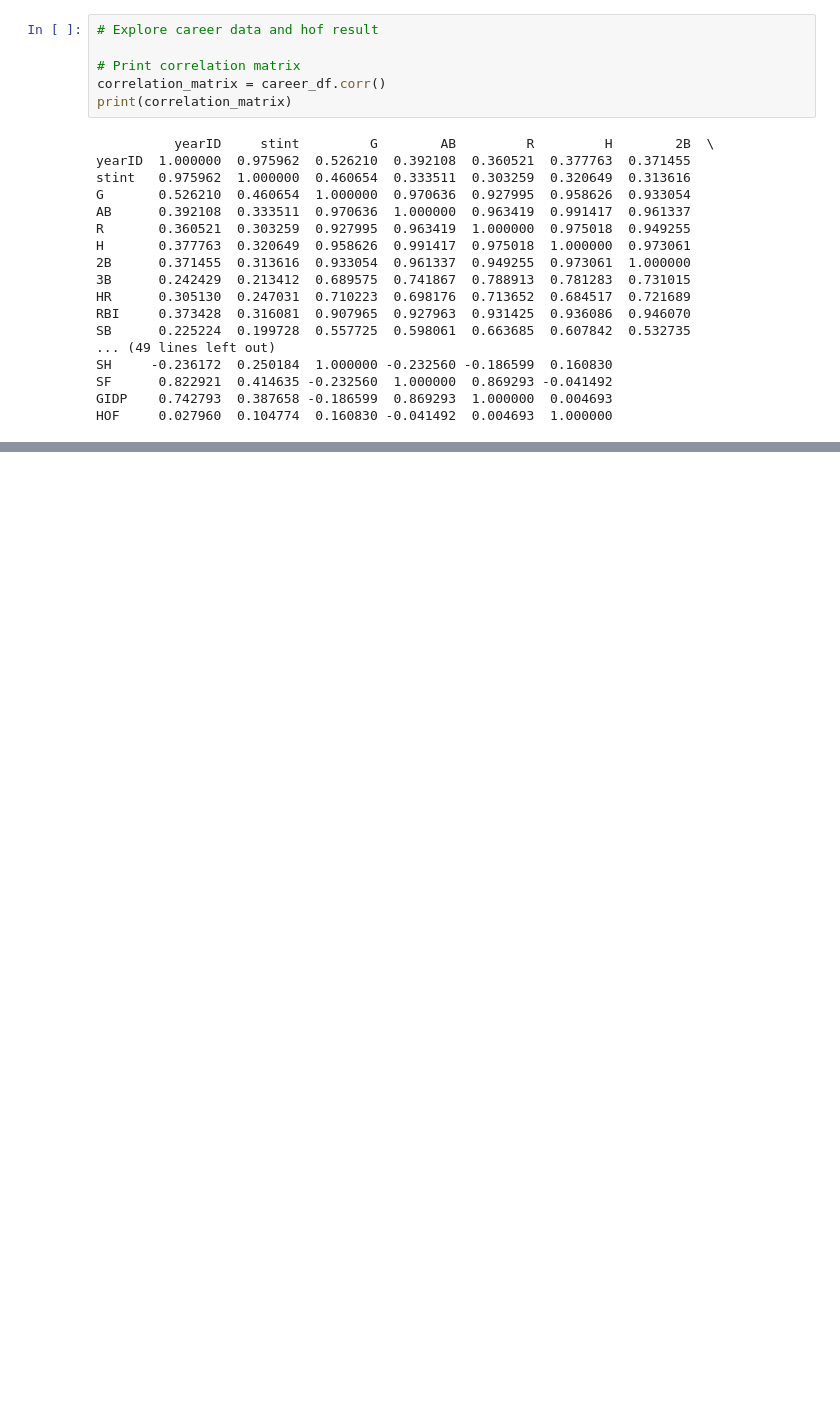
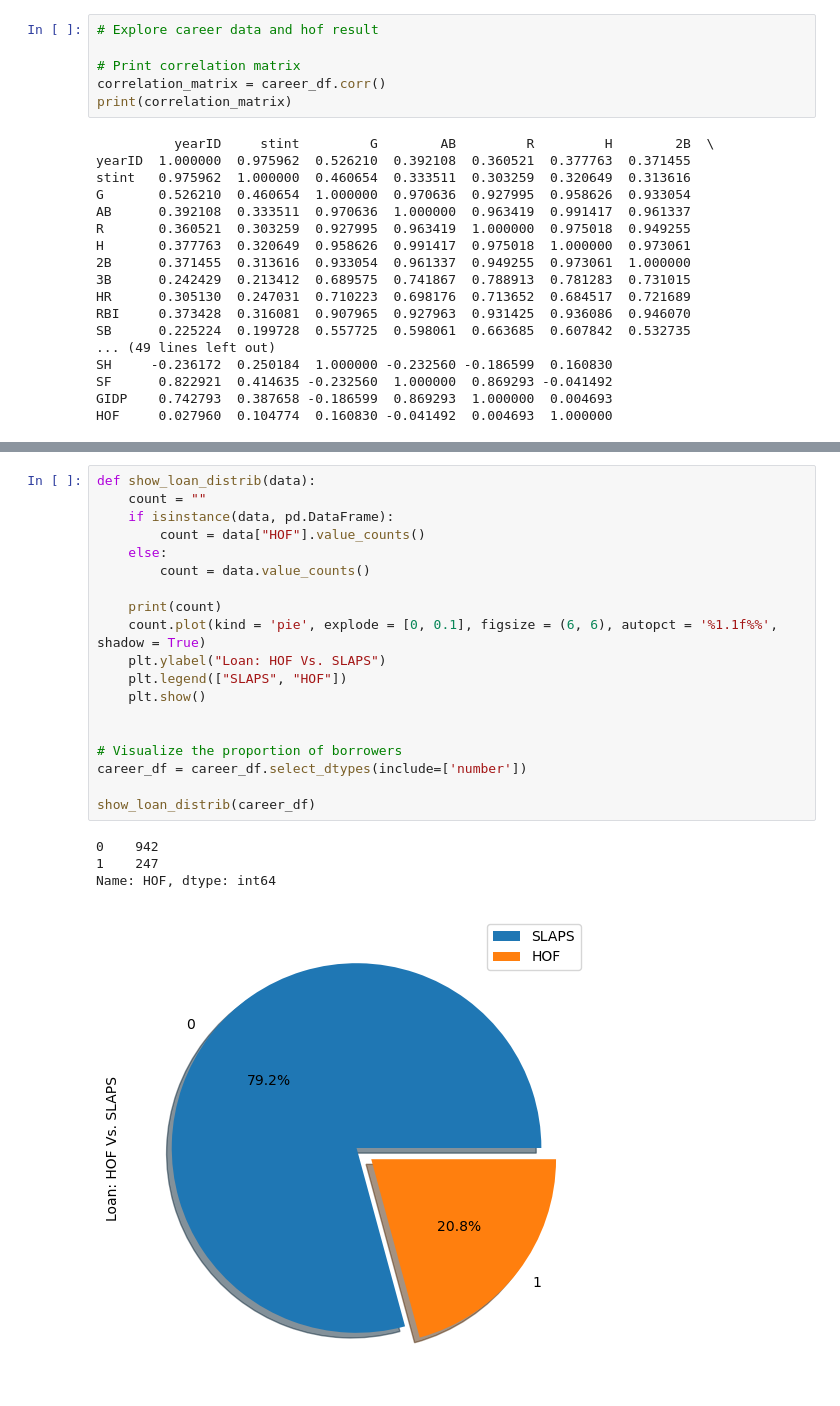
Before and after one commit to markbaca42/MLB_HOF_Prediction, a Jupyter notebook: code.ipynb, the cells around one changed output, grey strips where cells are left out. Drawn from its saved outputs; the diff is of its cells as text; blank space fills up the shorter version.

```diff
--- a/code.ipynb
+++ b/code.ipynb
@@ -161,0 +156,24 @@ HOF     0.027960  0.104774  0.160830 -0.041492  0.004693  1.000000
+# %%
+def show_loan_distrib(data):
+    count = ""
+    if isinstance(data, pd.DataFrame):
+        count = data["HOF"].value_counts()
+    else:
+        count = data.value_counts()
+
+    print(count)
+    count.plot(kind = 'pie', explode = [0, 0.1], figsize = (6, 6), autopct = '%1.1f%%', shadow = True)
+    plt.ylabel("Loan: HOF Vs. SLAPS")
+    plt.legend(["SLAPS", "HOF"])
+    plt.show()
+
+
+# Visualize the proportion of borrowers
+career_df = career_df.select_dtypes(include=['number'])
+
+show_loan_distrib(career_df)
+# %% [output]
+0    942
+1    247
+Name: HOF, dtype: int64
+[figure, added]
```
Also changed, not shown: parts of 6 cells of this notebook.
